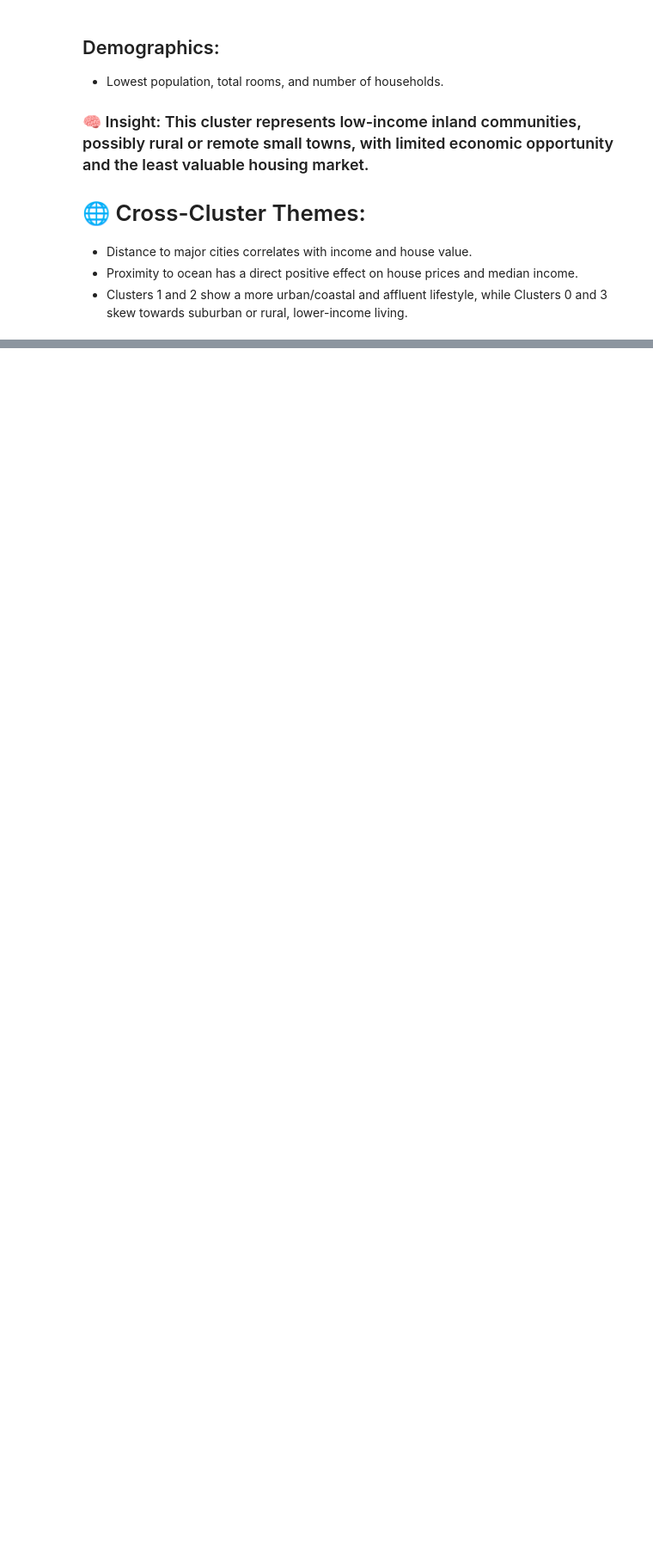
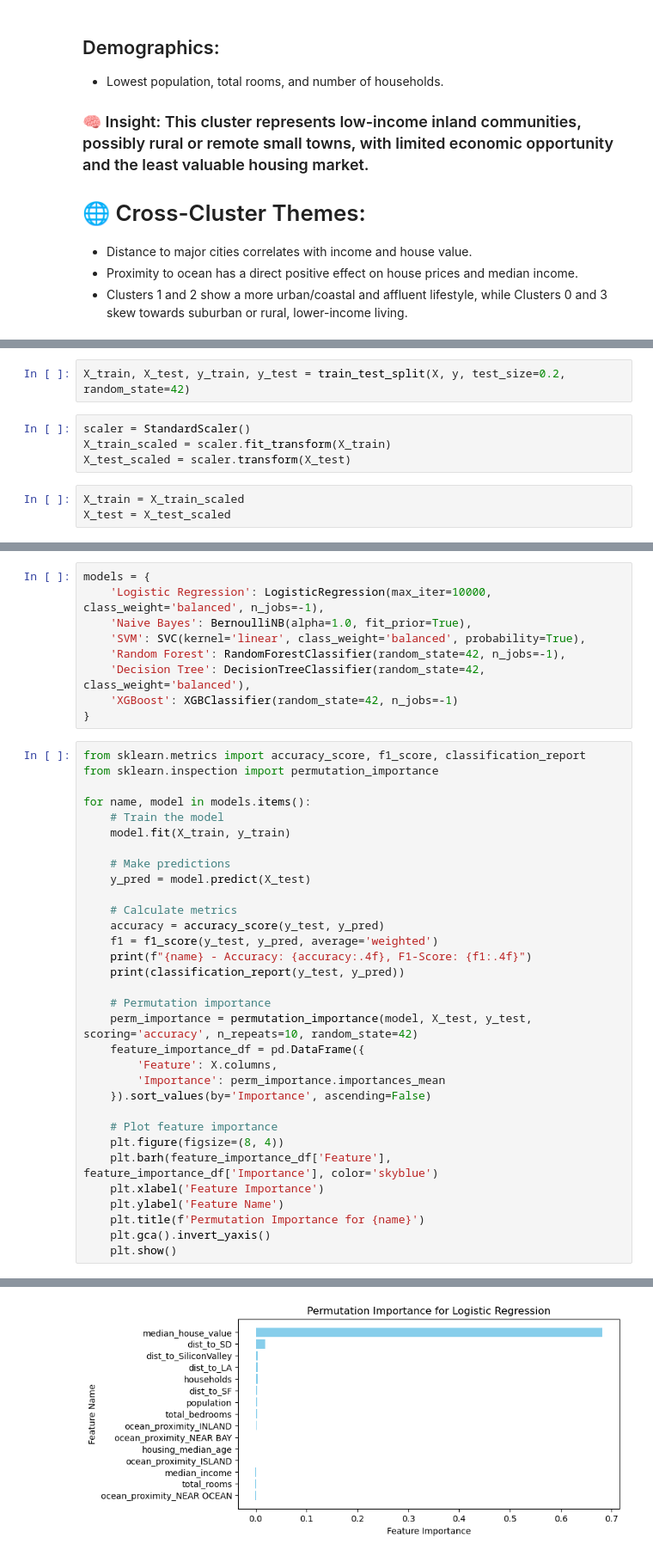
Before and after one commit to Mctavish07/ML-Projects, a Jupyter notebook: California Housing/California_housing.ipynb, the cells around one changed output, grey strips where cells are left out. Shown at 86% size. Drawn from its saved outputs; the diff is of its cells as text; blank space fills up the shorter version.

Commit message:
Added classification

```diff
--- a/California Housing/California_housing.ipynb
+++ b/California Housing/California_housing.ipynb
@@ -699,0 +743,9 @@ max               958.499646      3.0
+# %%
+X_train, X_test, y_train, y_test = train_test_split(X, y, test_size=0.2, random_state=42)
+# %%
+scaler = StandardScaler()
+X_train_scaled = scaler.fit_transform(X_train)
+X_test_scaled = scaler.transform(X_test)
+# %%
+X_train = X_train_scaled
+X_test = X_test_scaled
@@ -699,0 +760,42 @@ max               958.499646      3.0
+# %%
+models = {
+    'Logistic Regression': LogisticRegression(max_iter=10000, class_weight='balanced', n_jobs=-1),
+    'Naive Bayes': BernoulliNB(alpha=1.0, fit_prior=True),
+    'SVM': SVC(kernel='linear', class_weight='balanced', probability=True),
+    'Random Forest': RandomForestClassifier(random_state=42, n_jobs=-1),
+    'Decision Tree': DecisionTreeClassifier(random_state=42, class_weight='balanced'),
+    'XGBoost': XGBClassifier(random_state=42, n_jobs=-1)
+}
+# %%
+from sklearn.metrics import accuracy_score, f1_score, classification_report
+from sklearn.inspection import permutation_importance
+
+for name, model in models.items():
+    # Train the model
+    model.fit(X_train, y_train)
+
+    # Make predictions
+    y_pred = model.predict(X_test)
+
+    # Calculate metrics
+    accuracy = accuracy_score(y_test, y_pred)
+    f1 = f1_score(y_test, y_pred, average='weighted')
+    print(f"{name} - Accuracy: {accuracy:.4f}, F1-Score: {f1:.4f}")
+    print(classification_report(y_test, y_pred))
+
+    # Permutation importance
+    perm_importance = permutation_importance(model, X_test, y_test, scoring='accuracy', n_repeats=10, random_state=42)
+    feature_importance_df = pd.DataFrame({
+        'Feature': X.columns,
+        'Importance': perm_importance.importances_mean
+    }).sort_values(by='Importance', ascending=False)
+
+    # Plot feature importance
+    plt.figure(figsize=(8, 4))
+    plt.barh(feature_importance_df['Feature'], feature_importance_df['Importance'], color='skyblue')
+    plt.xlabel('Feature Importance')
+    plt.ylabel('Feature Name')
+    plt.title(f'Permutation Importance for {name}')
+    plt.gca().invert_yaxis()
+    plt.show()
+# %% [output]
@@ -699,0 +813 @@ max               958.499646      3.0
+[figure, added]
```
Also changed, not shown: parts of 8 cells of this notebook.
